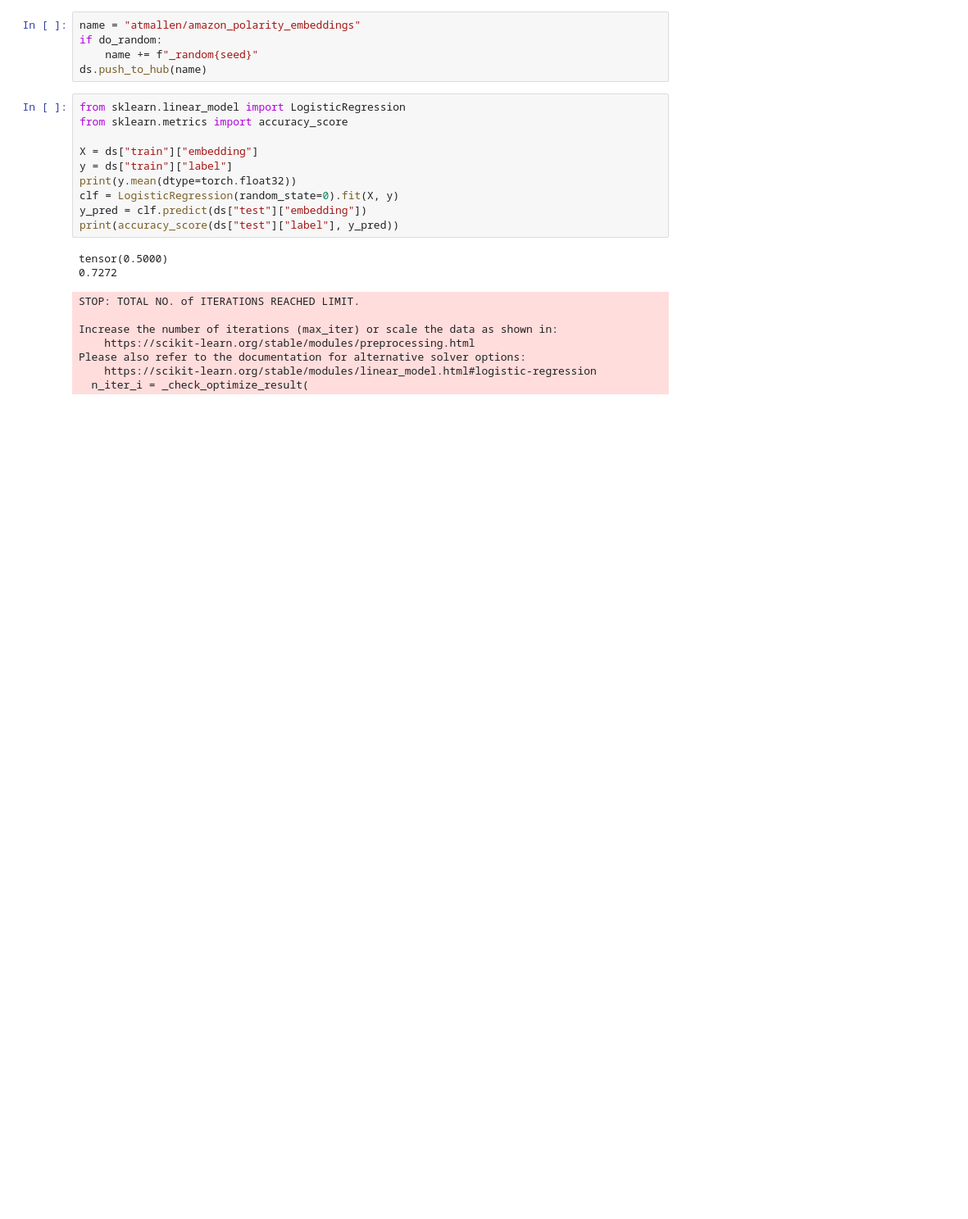
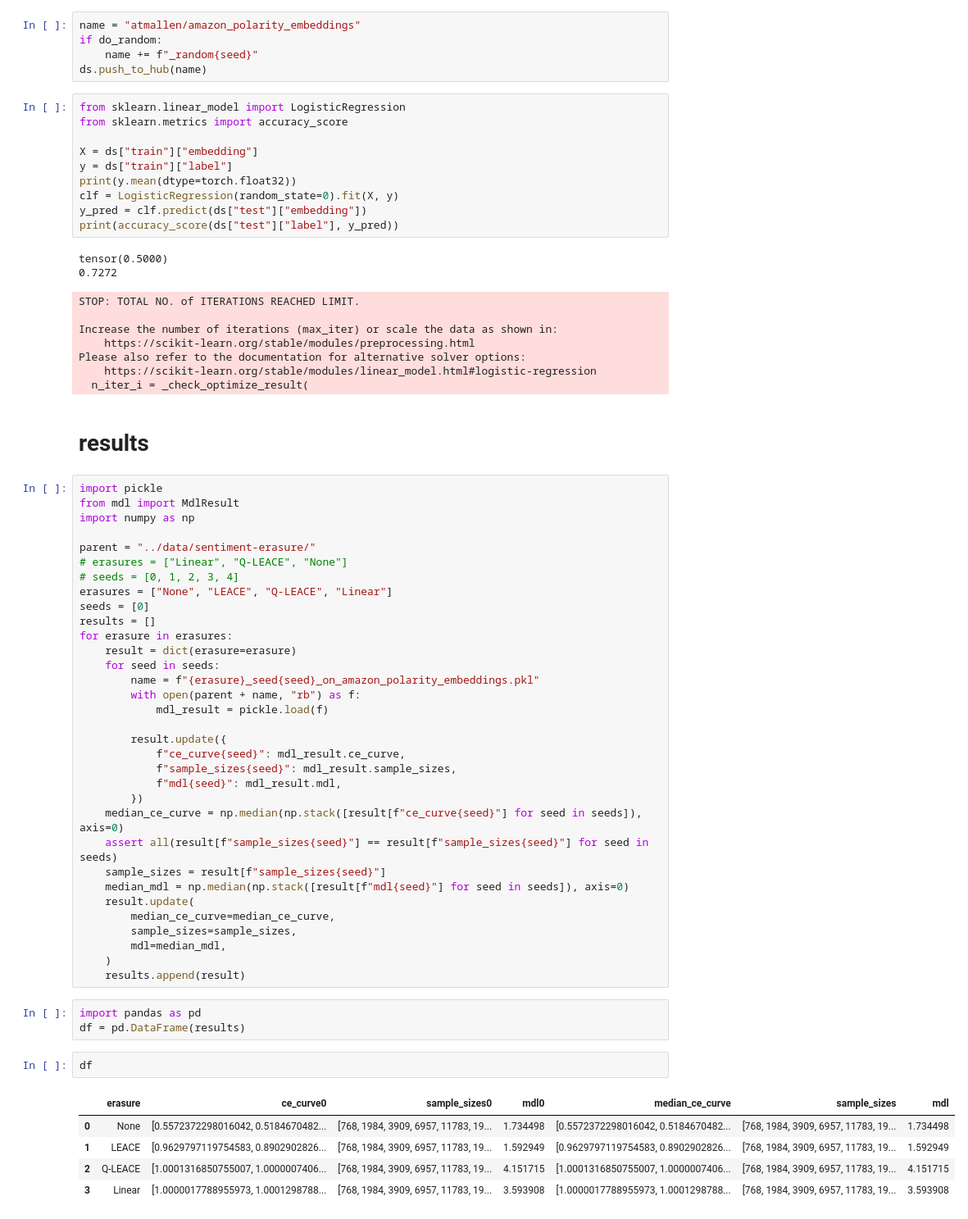
Before and after one commit to EleutherAI/mdl, a Jupyter notebook: experiments/sentiment_dataset.ipynb, the cells around one changed output. Shown: that part at 82% size. Saved outputs shown, nothing was run; the diff lists cells and outputs as text; blank space fills up the shorter version.

Commit message:
use vanilla LEACE in sweep

```diff
--- a/experiments/sentiment_dataset.ipynb
+++ b/experiments/sentiment_dataset.ipynb
@@ -82,3 +82,49 @@ Increase the number of iterations (max_iter) or scale the data as shown in:
 Please also refer to the documentation for alternative solver options:
     https://scikit-learn.org/stable/modules/linear_model.html#logistic-regression
   n_iter_i = _check_optimize_result(
+# %% [markdown]
+# results
+# %%
+import pickle
+from mdl import MdlResult
+import numpy as np
+
+parent = "../data/sentiment-erasure/"
+# erasures = ["Linear", "Q-LEACE", "None"]
+# seeds = [0, 1, 2, 3, 4]
+erasures = ["None", "LEACE", "Q-LEACE", "Linear"]
+seeds = [0]
+results = []
+for erasure in erasures:
+    result = dict(erasure=erasure)
+    for seed in seeds:
+        name = f"{erasure}_seed{seed}_on_amazon_polarity_embeddings.pkl"
+        with open(parent + name, "rb") as f:
+            mdl_result = pickle.load(f)
+
+        result.update({
+            f"ce_curve{seed}": mdl_result.ce_curve,
+            f"sample_sizes{seed}": mdl_result.sample_sizes,
+            f"mdl{seed}": mdl_result.mdl,
+        })
+    median_ce_curve = np.median(np.stack([result[f"ce_curve{seed}"] for seed in seeds]), axis=0)
+    assert all(result[f"sample_sizes{seed}"] == result[f"sample_sizes{seed}"] for seed in seeds)
+    sample_sizes = result[f"sample_sizes{seed}"]
+    median_mdl = np.median(np.stack([result[f"mdl{seed}"] for seed in seeds]), axis=0)
+    result.update(
+        median_ce_curve=median_ce_curve,
+        sample_sizes=sample_sizes,
+        mdl=median_mdl,
+    )
+    results.append(result)
+# %%
+import pandas as pd
+df = pd.DataFrame(results)
+# %%
+df
+# %% [output]
+|  | erasure | ce_curve0 | sample_sizes0 | mdl0 | median_ce_curve | sample_sizes | mdl |
+| 0 | None | [0.5572372298016042, 0.5184670482... | [768, 1984, 3909, 6957, 11783, 19... | 1.734498 | [0.5572372298016042, 0.5184670482... | [768, 1984, 3909, 6957, 11783, 19... | 1.734498 |
+| 1 | LEACE | [0.9629797119754583, 0.8902902826... | [768, 1984, 3909, 6957, 11783, 19... | 1.592949 | [0.9629797119754583, 0.8902902826... | [768, 1984, 3909, 6957, 11783, 19... | 1.592949 |
+| 2 | Q-LEACE | [1.0001316850755007, 1.0000007406... | [768, 1984, 3909, 6957, 11783, 19... | 4.151715 | [1.0001316850755007, 1.0000007406... | [768, 1984, 3909, 6957, 11783, 19... | 4.151715 |
+| 3 | Linear | [1.0000017788955973, 1.0001298788... | [768, 1984, 3909, 6957, 11783, 19... | 3.593908 | [1.0000017788955973, 1.0001298788... | [768, 1984, 3909, 6957, 11783, 19... | 3.593908 |
```
Also changed, not shown: parts of 1 cell of this notebook, 1 other file.
